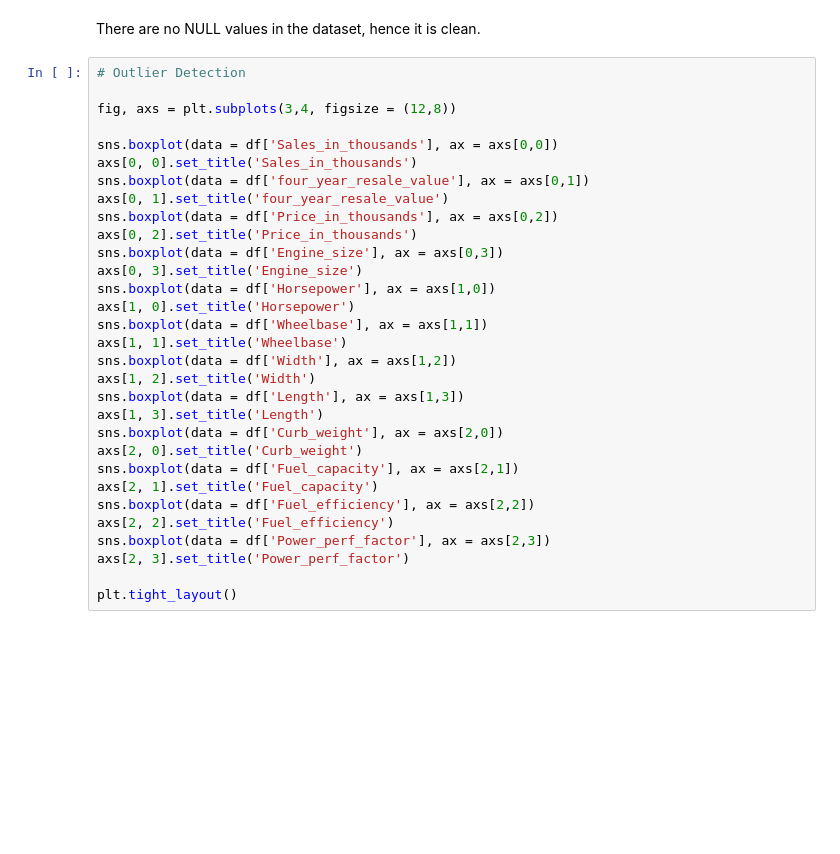
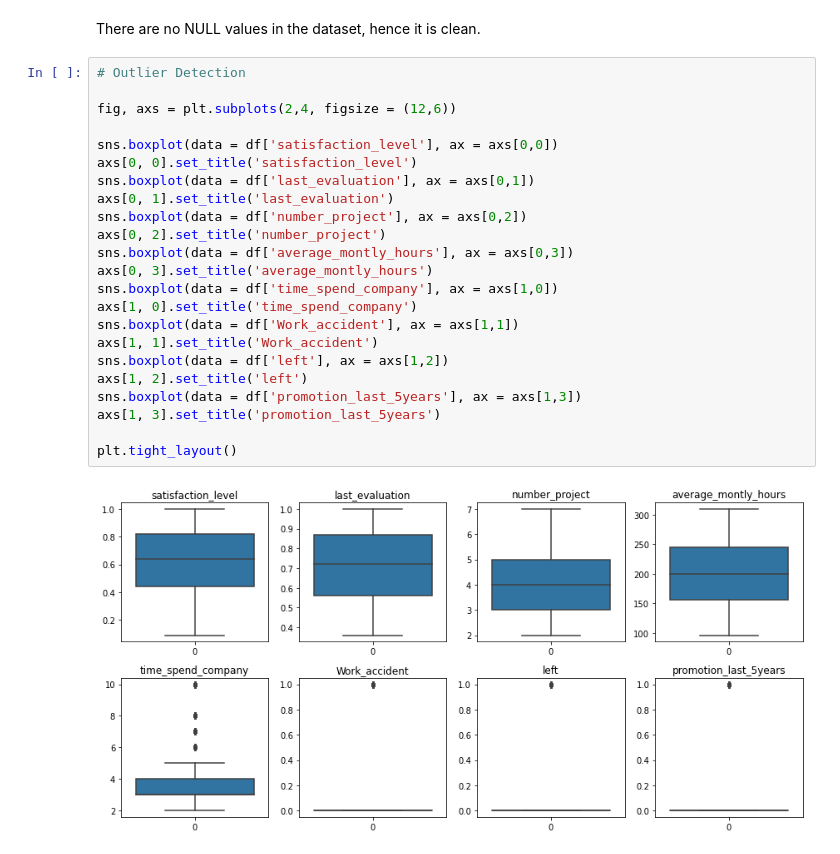
Before and after one commit to sakshisv/HR_Analytics_LogisticRegression, a Jupyter notebook: HR_Analytics_LogR.ipynb, the cells around one changed output. Saved outputs shown, nothing was run; the diff lists cells and outputs as text; blank space fills up the shorter version.

```diff
--- a/HR_Analytics_LogR.ipynb
+++ b/HR_Analytics_LogR.ipynb
@@ -99,31 +99,25 @@ There are no NULL values in the dataset, hence it is clean.
 # %%
 # Outlier Detection
 
-fig, axs = plt.subplots(3,4, figsize = (12,8))
+fig, axs = plt.subplots(2,4, figsize = (12,6))
 
-sns.boxplot(data = df['Sales_in_thousands'], ax = axs[0,0])
-axs[0, 0].set_title('Sales_in_thousands')
-sns.boxplot(data = df['four_year_resale_value'], ax = axs[0,1])
-axs[0, 1].set_title('four_year_resale_value')
-sns.boxplot(data = df['Price_in_thousands'], ax = axs[0,2])
-axs[0, 2].set_title('Price_in_thousands')
-sns.boxplot(data = df['Engine_size'], ax = axs[0,3])
-axs[0, 3].set_title('Engine_size')
-sns.boxplot(data = df['Horsepower'], ax = axs[1,0])
-axs[1, 0].set_title('Horsepower')
-sns.boxplot(data = df['Wheelbase'], ax = axs[1,1])
-axs[1, 1].set_title('Wheelbase')
-sns.boxplot(data = df['Width'], ax = axs[1,2])
-axs[1, 2].set_title('Width')
-sns.boxplot(data = df['Length'], ax = axs[1,3])
-axs[1, 3].set_title('Length')
-sns.boxplot(data = df['Curb_weight'], ax = axs[2,0])
-axs[2, 0].set_title('Curb_weight')
-sns.boxplot(data = df['Fuel_capacity'], ax = axs[2,1])
-axs[2, 1].set_title('Fuel_capacity')
-sns.boxplot(data = df['Fuel_efficiency'], ax = axs[2,2])
-axs[2, 2].set_title('Fuel_efficiency')
-sns.boxplot(data = df['Power_perf_factor'], ax = axs[2,3])
-axs[2, 3].set_title('Power_perf_factor')
+sns.boxplot(data = df['satisfaction_level'], ax = axs[0,0])
+axs[0, 0].set_title('satisfaction_level')
+sns.boxplot(data = df['last_evaluation'], ax = axs[0,1])
+axs[0, 1].set_title('last_evaluation')
+sns.boxplot(data = df['number_project'], ax = axs[0,2])
+axs[0, 2].set_title('number_project')
+sns.boxplot(data = df['average_montly_hours'], ax = axs[0,3])
+axs[0, 3].set_title('average_montly_hours')
+sns.boxplot(data = df['time_spend_company'], ax = axs[1,0])
+axs[1, 0].set_title('time_spend_company')
+sns.boxplot(data = df['Work_accident'], ax = axs[1,1])
+axs[1, 1].set_title('Work_accident')
+sns.boxplot(data = df['left'], ax = axs[1,2])
+axs[1, 2].set_title('left')
+sns.boxplot(data = df['promotion_last_5years'], ax = axs[1,3])
+axs[1, 3].set_title('promotion_last_5years')
 
 plt.tight_layout()
+# %% [output]
+[figure, added]
```
Also changed, not shown: parts of 12 cells of this notebook.
